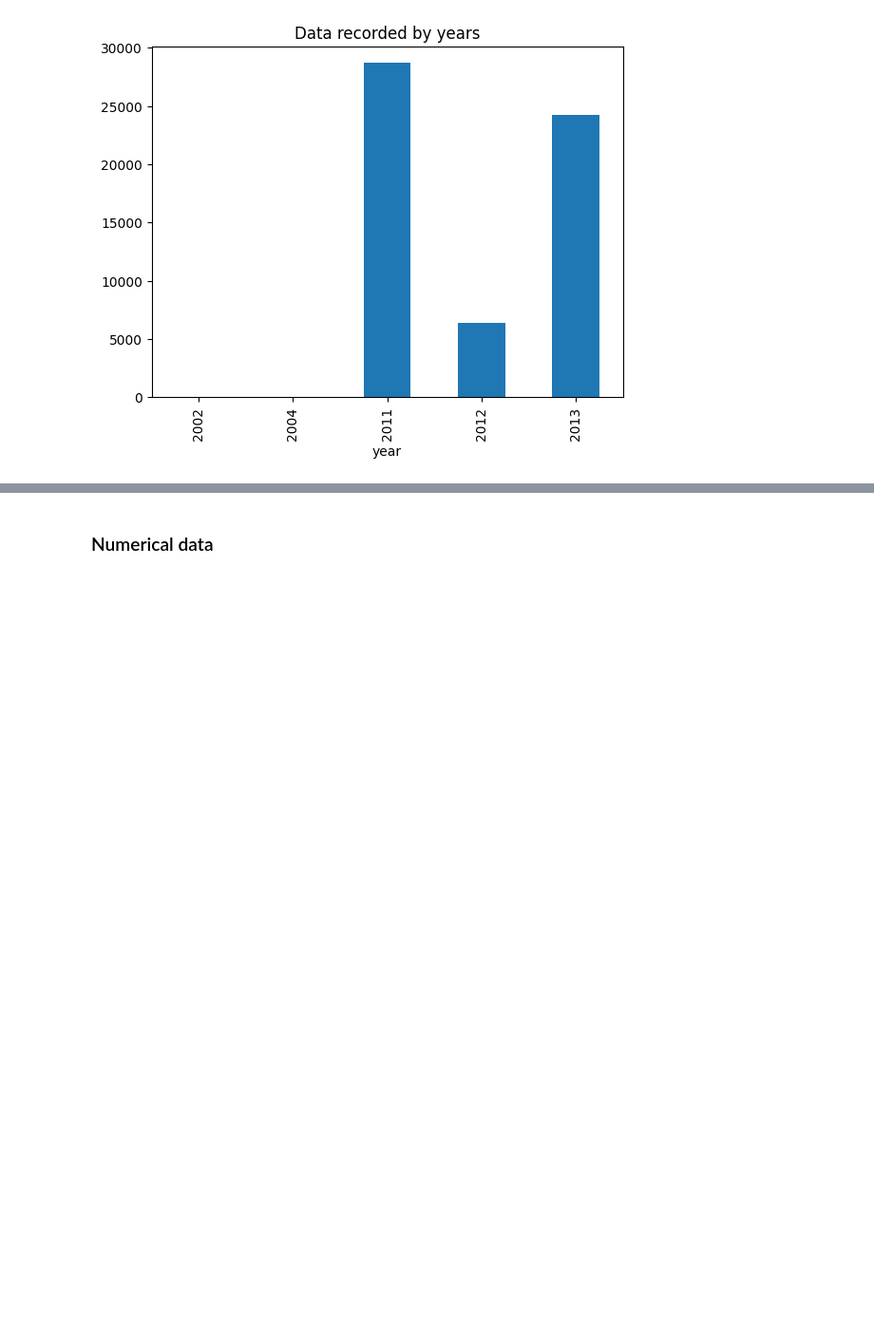
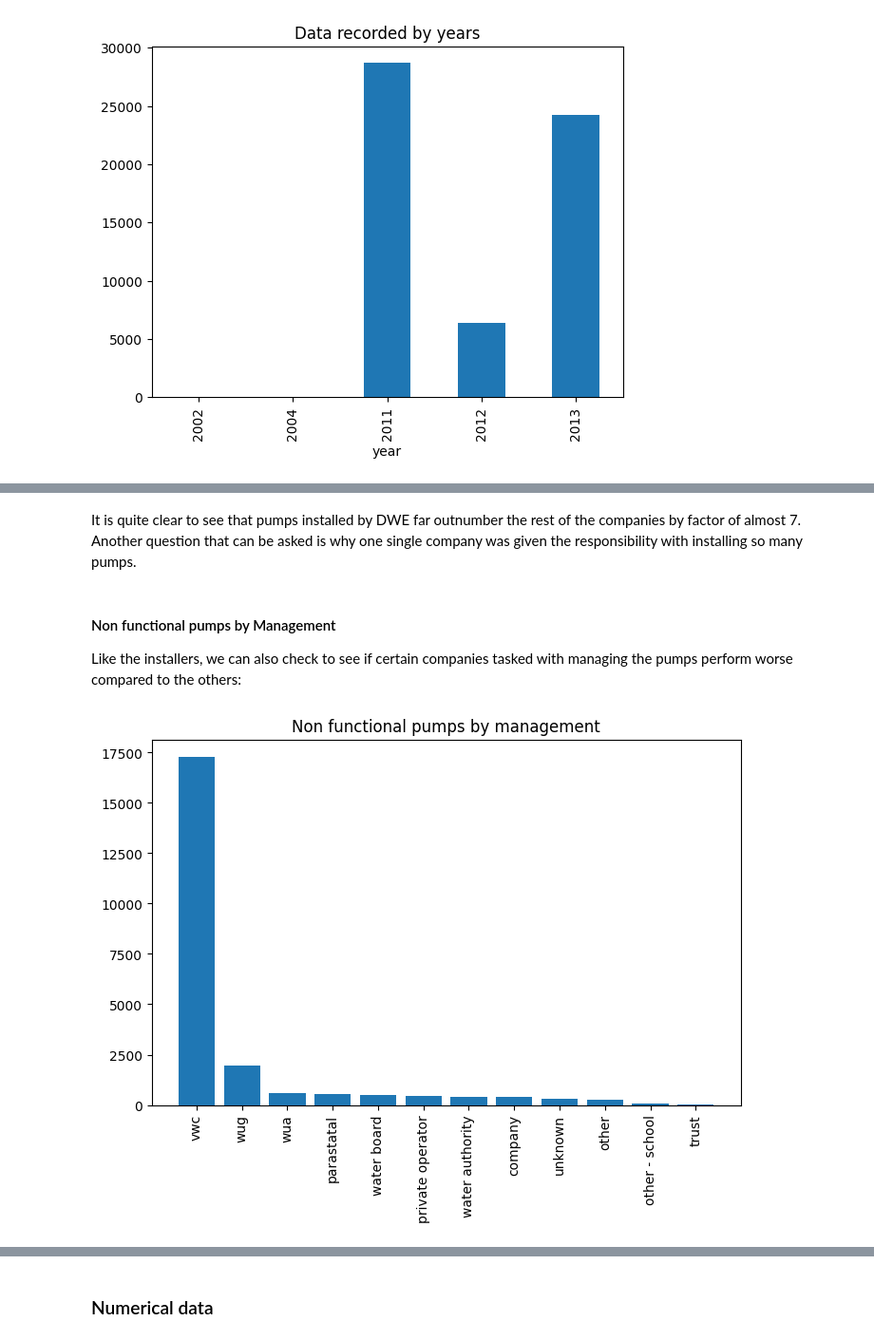
Before and after one commit to rahulakrish/water_pump_classifier, a Jupyter notebook: notebook.ipynb, the cells around one changed output, grey strips where cells are left out. Shown at 95% size. Drawn from its saved outputs; the diff is of its cells as text; code cells hidden in the pictures; blank space fills up the shorter version.

```diff
--- a/notebook.ipynb
+++ b/notebook.ipynb
@@ -277,0 +267,10 @@ Name: non functional, dtype: int64
+# %% [markdown]
+It is quite clear to see that pumps installed by DWE far outnumber the rest of the companies by factor of almost 7.
+Another question that can be asked is why one single company was given the responsibility with installing so many pumps.
+# %% [markdown]
+#### Non functional pumps by Management
+Like the installers, we can also check to see if certain companies tasked with managing the pumps perform worse compared to the others:
+# %%
+non_functional('management')
+# %% [output]
+[figure, added]
```
Also changed, not shown: parts of 31 cells of this notebook.
